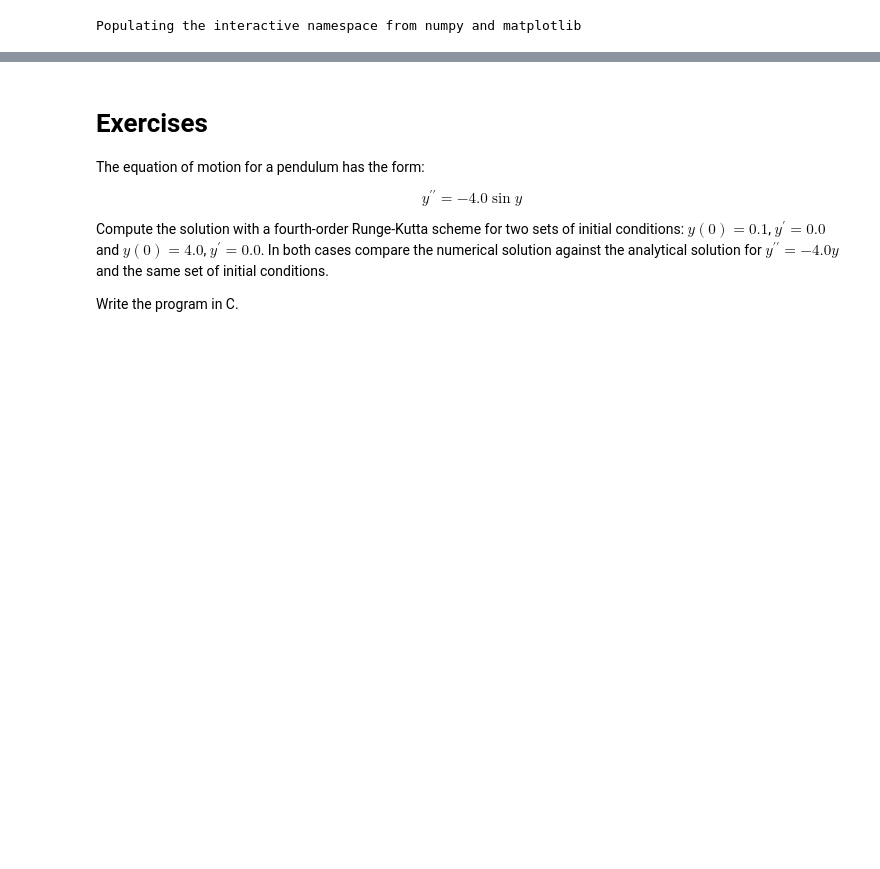
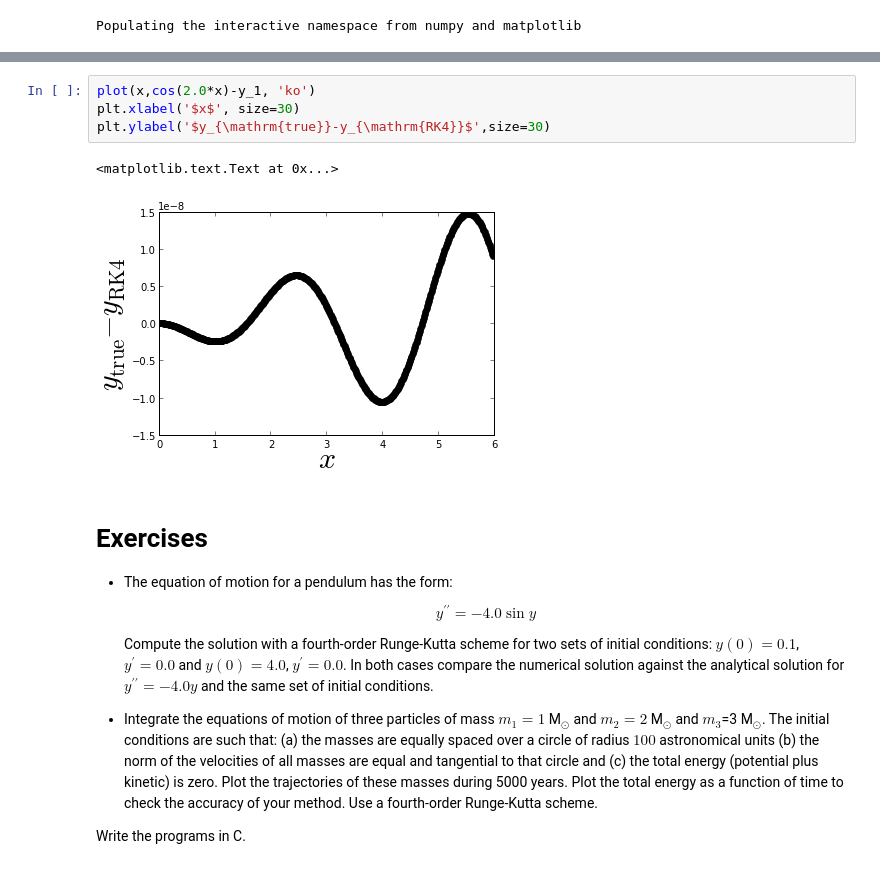
Before and after one commit to dhuertasanchez/ComputationalMethods, a Jupyter notebook: notes/SecondOrder_ODE.ipynb, the cells around one changed output, grey strips where cells are left out. Saved outputs shown, nothing was run; the diff lists cells and outputs as text; blank space fills up the shorter version.

```diff
--- a/notes/SecondOrder_ODE.ipynb
+++ b/notes/SecondOrder_ODE.ipynb
@@ -126,12 +180,22 @@ plt.ylabel('y(x)')
+# %%
+plot(x,cos(2.0*x)-y_1, 'ko')
+plt.xlabel('$x$', size=30)
+plt.ylabel('$y_{\mathrm{true}}-y_{\mathrm{RK4}}$',size=30)
+# %% [output]
+<matplotlib.text.Text at 0x...>
+[figure, added]
 # %% [markdown]
 # Exercises
 
-The equation of motion for a pendulum has the form:
+* The equation of motion for a pendulum has the form:
 
-$$
-y^{\prime\prime} = -4.0\sin y
-$$
+    $$
+    y^{\prime\prime} = -4.0\sin y
+    $$
 
-Compute the solution with a fourth-order Runge-Kutta scheme for two sets of initial conditions: $y(0)=0.1$, $y^{\prime}=0.0$ and $y(0)=4.0$, $y^{\prime}=0.0$. In both cases compare the numerical solution against the analytical solution for $y^{\prime\prime} = -4.0y$ and the same set of initial conditions.
+    Compute the solution with a fourth-order Runge-Kutta scheme for two sets of initial conditions: $y(0)=0.1$, $y^{\prime}=0.0$ and $y(0)=4.0$, $y^{\prime}=0.0$. In both cases compare the numerical solution against the analytical solution for $y^{\prime\prime} = -4.0y$ and the same set of initial conditions.
 
-Write the program in C.
+
+* Integrate the equations of motion of three particles of mass $m_1=1$ M$_\odot$ and $m_2=2$ M$_\odot$ and $m_3$=3 M$_\odot$. The initial conditions are such that: (a) the masses are equally spaced over a circle of radius $100$ astronomical units (b) the norm of the velocities of all masses are equal and tangential to that circle and (c) the total energy (potential plus kinetic) is zero. Plot the trajectories of these masses during 5000 years. Plot the total energy as a function of time to check the accuracy of your method. Use a fourth-order Runge-Kutta scheme.
+
+Write the programs in C.
```
Also changed, not shown: parts of 14 cells of this notebook.
